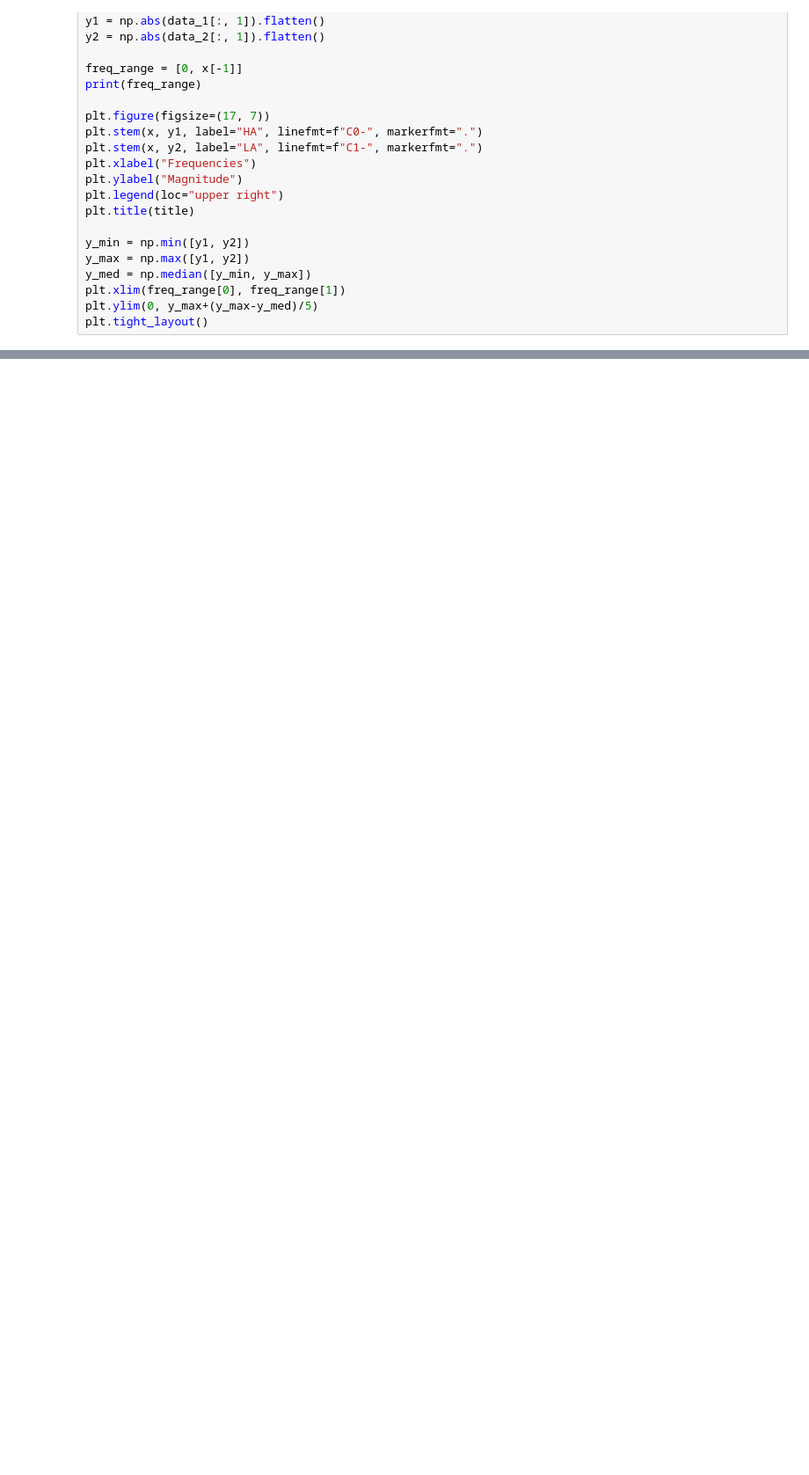
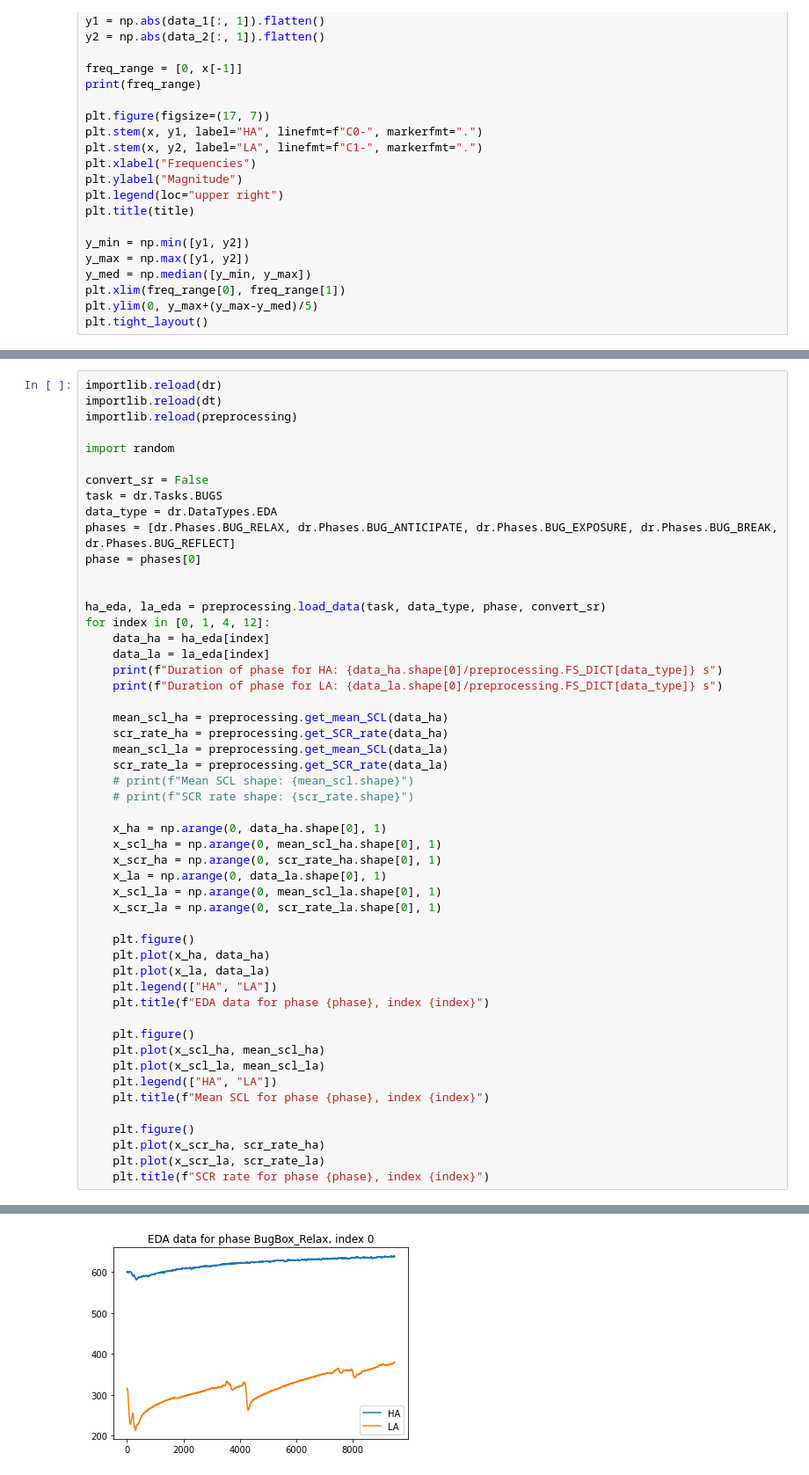
Before and after one commit to emilyxzhou/anxiety, a Jupyter notebook: notebooks/compare_groups.ipynb, the cells around one changed output, grey strips where cells are left out. Shown at 88% size. Drawn from its saved outputs; the diff is of its cells as text; blank space fills up the shorter version.

```diff
--- a/notebooks/compare_groups.ipynb
+++ b/notebooks/compare_groups.ipynb
@@ -213,0 +272,52 @@ plt.tight_layout()
+# %%
+importlib.reload(dr)
+importlib.reload(dt)
+importlib.reload(preprocessing)
+
+import random
+
+convert_sr = False
+task = dr.Tasks.BUGS
+data_type = dr.DataTypes.EDA
+phases = [dr.Phases.BUG_RELAX, dr.Phases.BUG_ANTICIPATE, dr.Phases.BUG_EXPOSURE, dr.Phases.BUG_BREAK, dr.Phases.BUG_REFLECT]
+phase = phases[0]
+
+
+ha_eda, la_eda = preprocessing.load_data(task, data_type, phase, convert_sr)
+for index in [0, 1, 4, 12]:
+    data_ha = ha_eda[index]
+    data_la = la_eda[index]
+    print(f"Duration of phase for HA: {data_ha.shape[0]/preprocessing.FS_DICT[data_type]} s")
+    print(f"Duration of phase for LA: {data_la.shape[0]/preprocessing.FS_DICT[data_type]} s")
+
+    mean_scl_ha = preprocessing.get_mean_SCL(data_ha)
+    scr_rate_ha = preprocessing.get_SCR_rate(data_ha)
+    mean_scl_la = preprocessing.get_mean_SCL(data_la)
+    scr_rate_la = preprocessing.get_SCR_rate(data_la)
+    # print(f"Mean SCL shape: {mean_scl.shape}")
+    # print(f"SCR rate shape: {scr_rate.shape}")
+
+    x_ha = np.arange(0, data_ha.shape[0], 1)
+    x_scl_ha = np.arange(0, mean_scl_ha.shape[0], 1)
+    x_scr_ha = np.arange(0, scr_rate_ha.shape[0], 1)
+    x_la = np.arange(0, data_la.shape[0], 1)
+    x_scl_la = np.arange(0, mean_scl_la.shape[0], 1)
+    x_scr_la = np.arange(0, scr_rate_la.shape[0], 1)
+
+    plt.figure()
+    plt.plot(x_ha, data_ha)
+    plt.plot(x_la, data_la)
+    plt.legend(["HA", "LA"])
+    plt.title(f"EDA data for phase {phase}, index {index}")
+
+    plt.figure()
+    plt.plot(x_scl_ha, mean_scl_ha)
+    plt.plot(x_scl_la, mean_scl_la)
+    plt.legend(["HA", "LA"])
+    plt.title(f"Mean SCL for phase {phase}, index {index}")
+
+    plt.figure()
+    plt.plot(x_scr_ha, scr_rate_ha)
+    plt.plot(x_scr_la, scr_rate_la)
+    plt.title(f"SCR rate for phase {phase}, index {index}")
+# %% [output]
@@ -213,0 +332 @@ plt.tight_layout()
+[figure, added]
```
Also changed, not shown: parts of 3 cells of this notebook, 53 other files.
